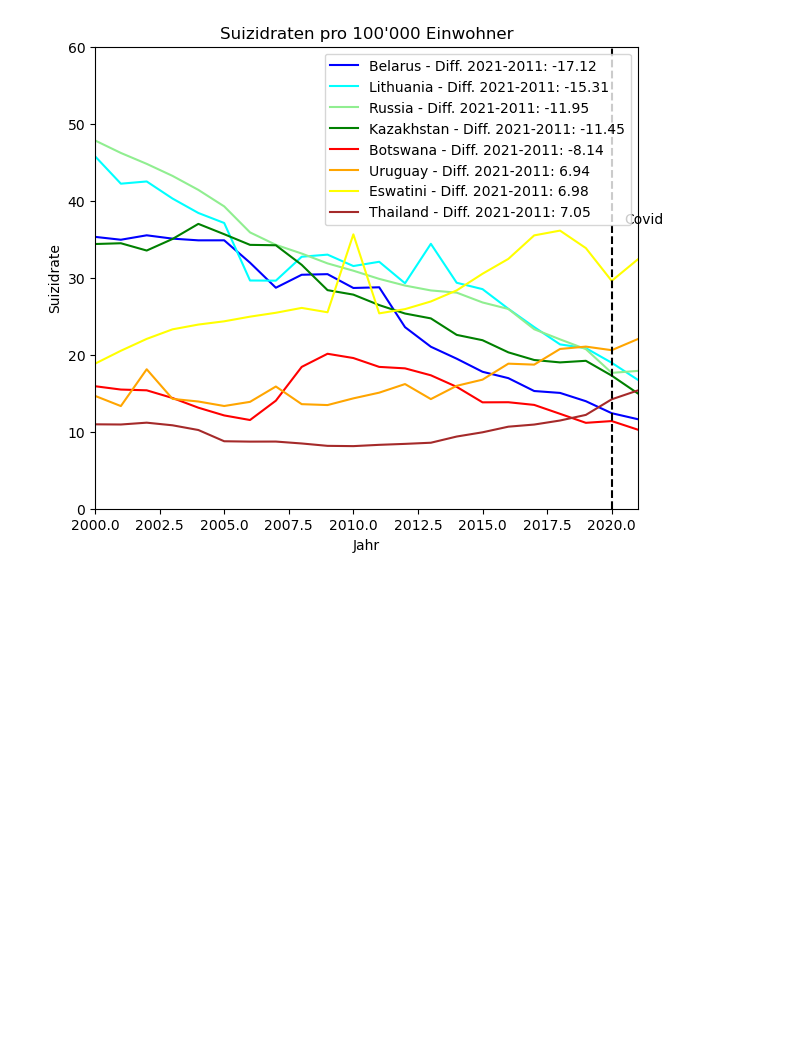
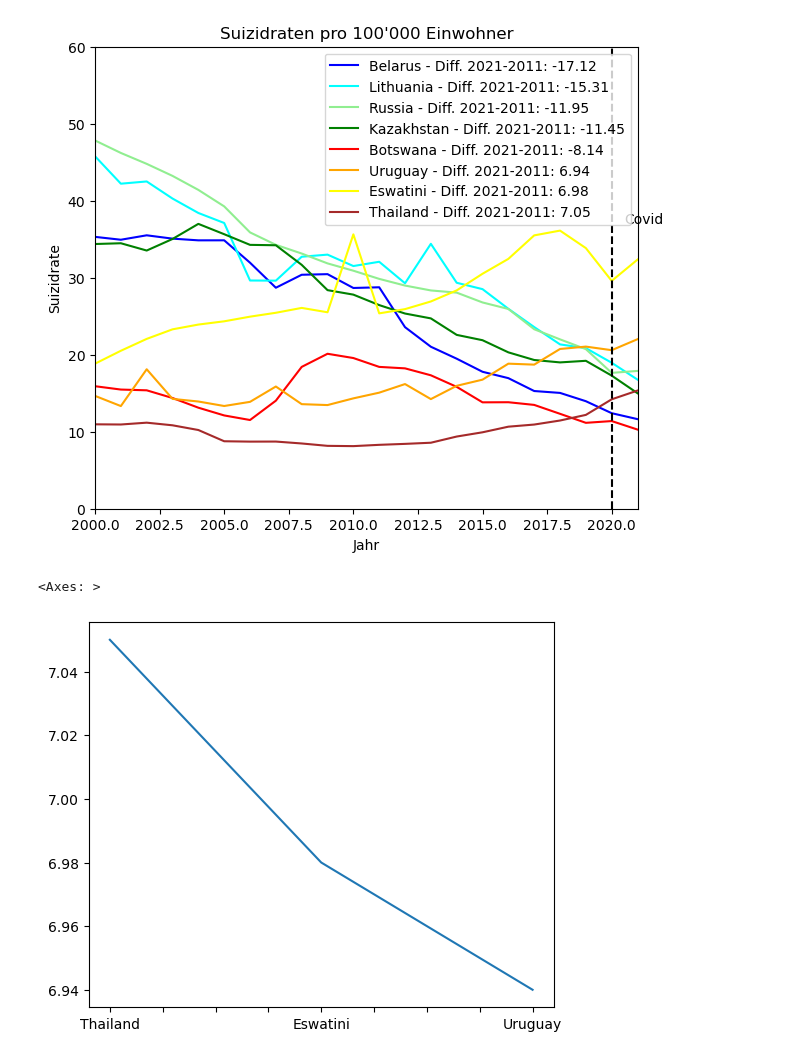
Before and after one commit to cardoali/BMLD-Python, a Jupyter notebook: Grundgerüst_Leistungsnachweis.ipynb, the cells around one changed output. Cells and saved outputs as stored; diff of their text form; code cells hidden in the pictures; blank space fills up the shorter version.

```diff
--- a/Grundgerüst_Leistungsnachweis.ipynb
+++ b/Grundgerüst_Leistungsnachweis.ipynb
@@ -274,3 +276,13 @@ g.text(2020.5, 37, 'Covid')
 # %% [output]
 Text(2020.5, 37, 'Covid')
 [figure]
+# %%
+gebiet = ['Thailand', 'Eswatini', 'Uruguay']
+series = pd.Series([7.05, 6.98, 6.94],
+                   index=gebiet,
+                   name='Gebiete')
+
+series.plot.line(figsize=(6, 5))
+# %% [output]
+<Axes: >
+[figure, added]
```
Also changed, not shown: parts of 1 cell of this notebook.
